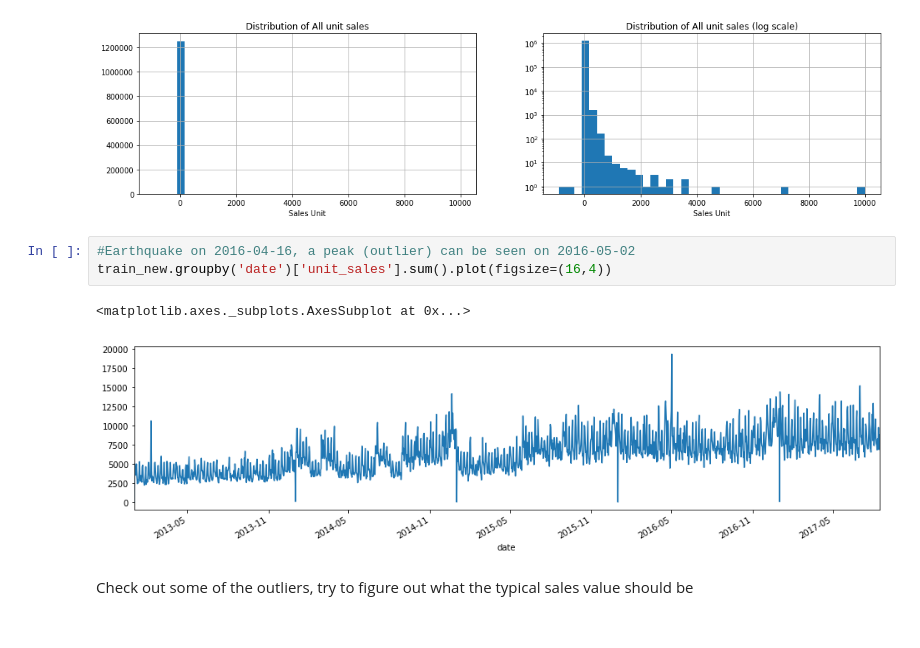
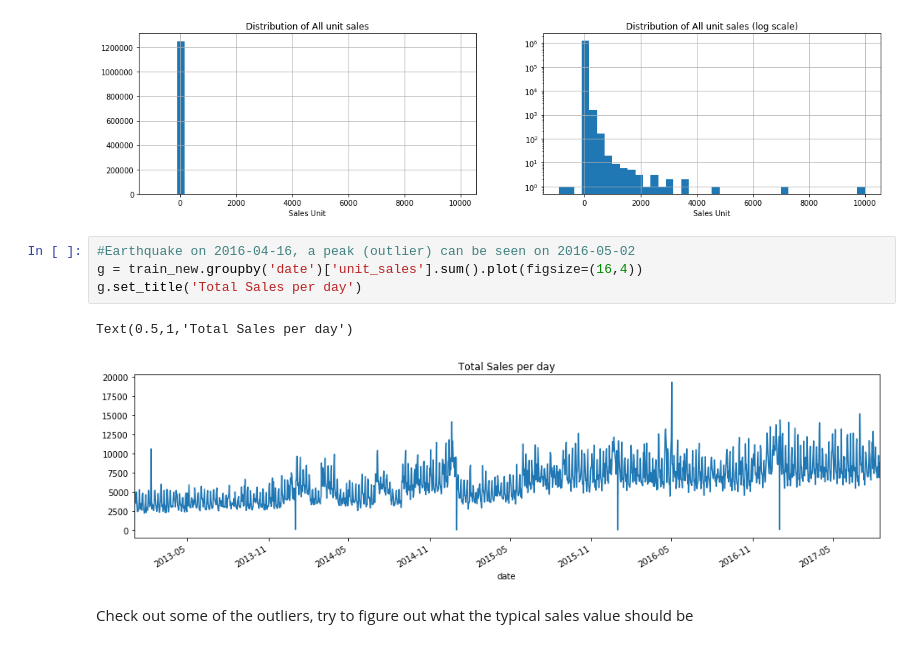
Before and after one commit to weihua77/mlove_mlearning, a Jupyter notebook: Grocery_Forecast_EDA-MLS.ipynb, the cells around one changed output. Saved outputs shown, nothing was run; the diff lists cells and outputs as text.

```diff
--- a/Grocery_Forecast_EDA-MLS.ipynb
+++ b/Grocery_Forecast_EDA-MLS.ipynb
@@ -84,10 +86,11 @@ Text(0.5,0,'Sales Unit')
 [figure]
 # %%
 #Earthquake on 2016-04-16, a peak (outlier) can be seen on 2016-05-02
-train_new.groupby('date')['unit_sales'].sum().plot(figsize=(16,4))
+g = train_new.groupby('date')['unit_sales'].sum().plot(figsize=(16,4))
+g.set_title('Total Sales per day')
 # %% [output]
-<matplotlib.axes._subplots.AxesSubplot at 0x...>
+Text(0.5,1,'Total Sales per day')
-[figure, old version]
+[figure, new version]
 # %% [markdown]
 Check out some of the outliers, try to figure out what the typical sales value should be
 # %%
```
Also changed, not shown: parts of 28 cells of this notebook.
